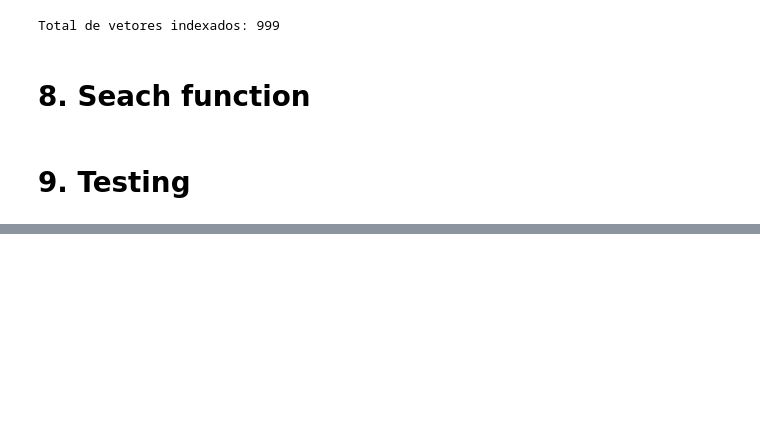
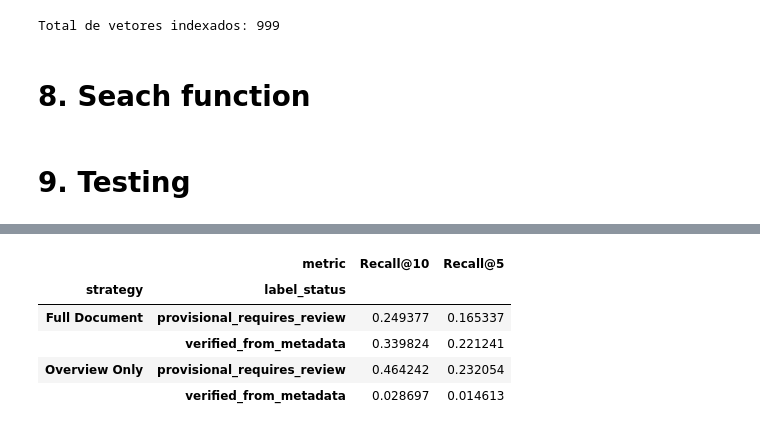
Before and after one commit to rafaelpd887/Movies-RAG, a Jupyter notebook: 01_data_preparation.ipynb, the cells around one changed output, grey strips where cells are left out. Cells and saved outputs as stored; diff of their text form; code cells hidden in the pictures; blank space fills up the shorter version.

```diff
--- a/01_data_preparation.ipynb
+++ b/01_data_preparation.ipynb
@@ -157,0 +465,23 @@ display(results)
+# %%
+summary = (
+    evaluation_df
+    .melt(
+        id_vars=["strategy", "label_status"],
+        value_vars=["Recall@5", "Recall@10"],
+        var_name="metric",
+        value_name="score"
+    )
+    .dropna(subset=["score"])
+    .groupby(["strategy", "label_status", "metric"])["score"]
+    .mean()
+    .unstack("metric")
+)
+
+display(summary)
+# %% [output]
+|  | metric | Recall@10 | Recall@5 |
+| strategy | label_status |  |  |
+| Full Document | provisional_requires_review | 0.249377 | 0.165337 |
+|  | verified_from_metadata | 0.339824 | 0.221241 |
+| Overview Only | provisional_requires_review | 0.464242 | 0.232054 |
+|  | verified_from_metadata | 0.028697 | 0.014613 |
```
Also changed, not shown: parts of 21 cells of this notebook, 3 other files.
